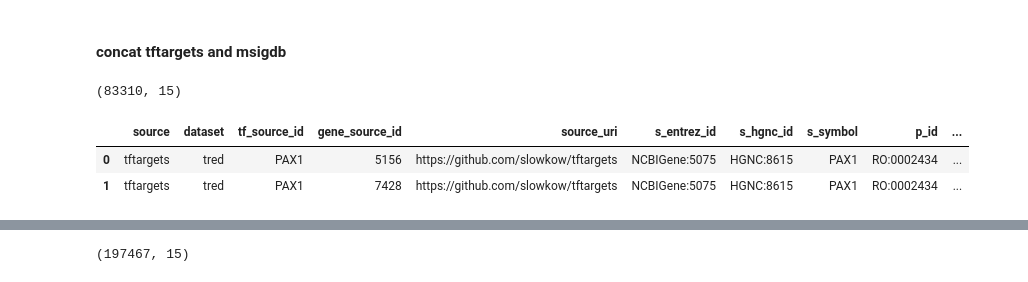
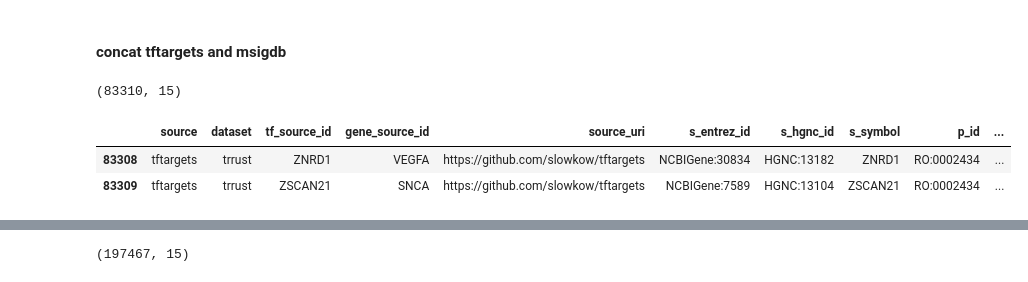
Before and after one commit to SuLab/ngly1-graph, a Jupyter notebook: regulation/regulation.ipynb, the cells around one changed output, grey strips where cells are left out. Cells and saved outputs as stored; diff of their text form; code cells hidden in the pictures.

```diff
--- a/regulation/regulation.ipynb
+++ b/regulation/regulation.ipynb
@@ -480,13 +657,13 @@ import pandas as pd
 # %%
 # tftargets
 tftargets = pd.read_csv('./tftargets/out/tftargets_edges.csv')
 print(tftargets.shape)
-tftargets.head(2)
+tftargets.tail(2)
 # %% [output]
 (83310, 15)
 |  | source | dataset | tf_source_id | gene_source_id | source_uri | s_entrez_id | s_hgnc_id | s_symbol | p_id | ... |
-| 0 | tftargets | tred | PAX1 | 5156 | https://github.com/slowkow/tftargets | NCBIGene:5075 | HGNC:8615 | PAX1 | RO:0002434 | ... |
-| 1 | tftargets | tred | PAX1 | 7428 | https://github.com/slowkow/tftargets | NCBIGene:5075 | HGNC:8615 | PAX1 | RO:0002434 | ... |
+| 83308 | tftargets | trrust | ZNRD1 | VEGFA | https://github.com/slowkow/tftargets | NCBIGene:30834 | HGNC:13182 | ZNRD1 | RO:0002434 | ... |
+| 83309 | tftargets | trrust | ZSCAN21 | SNCA | https://github.com/slowkow/tftargets | NCBIGene:7589 | HGNC:13104 | ZSCAN21 | RO:0002434 | ... |
 # %%
 # msigdb
 msigdb = pd.read_csv('./msigdb/out/msigdb_edges.csv')
```
Also changed, not shown: parts of 46 cells of this notebook, 7 other files.
